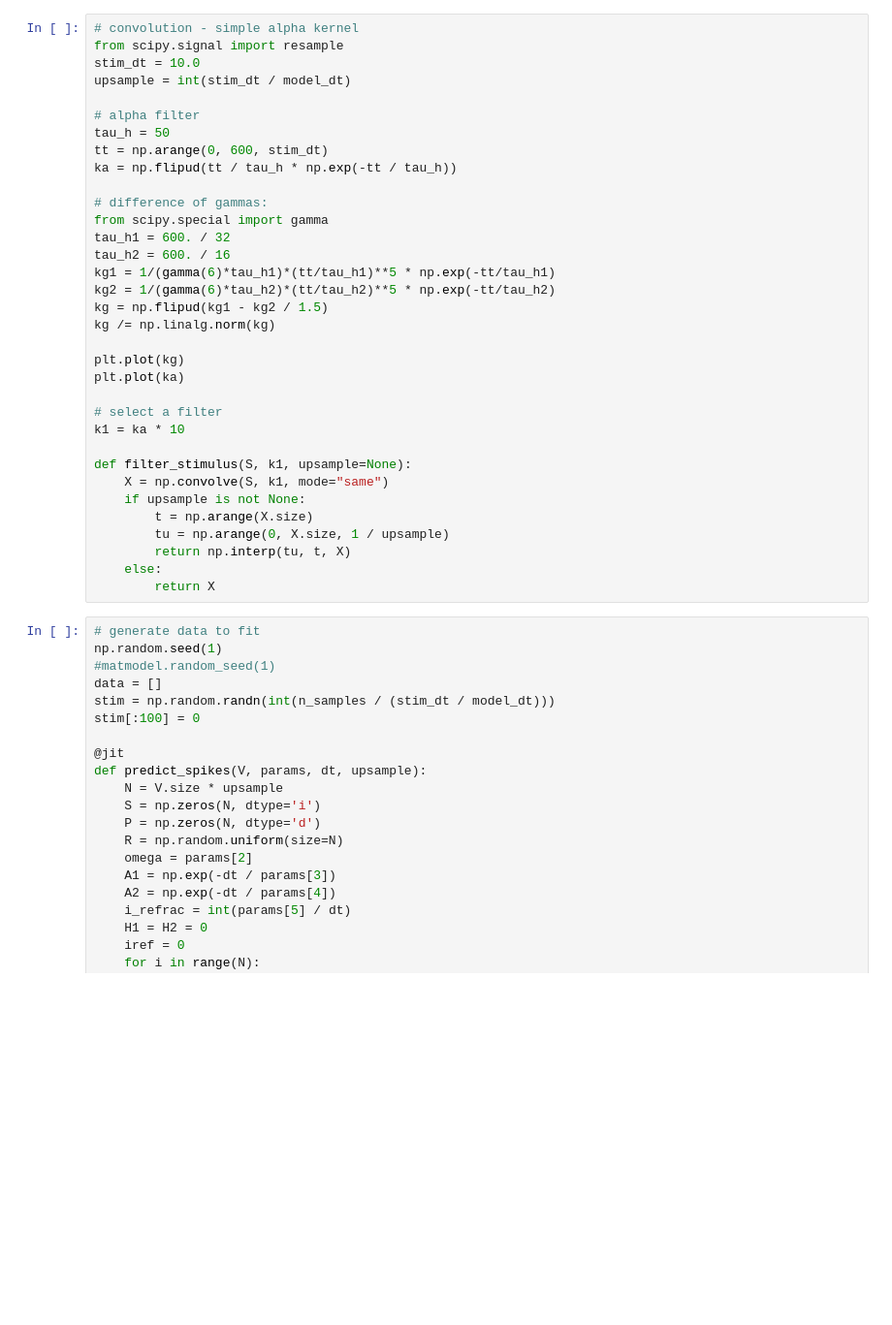
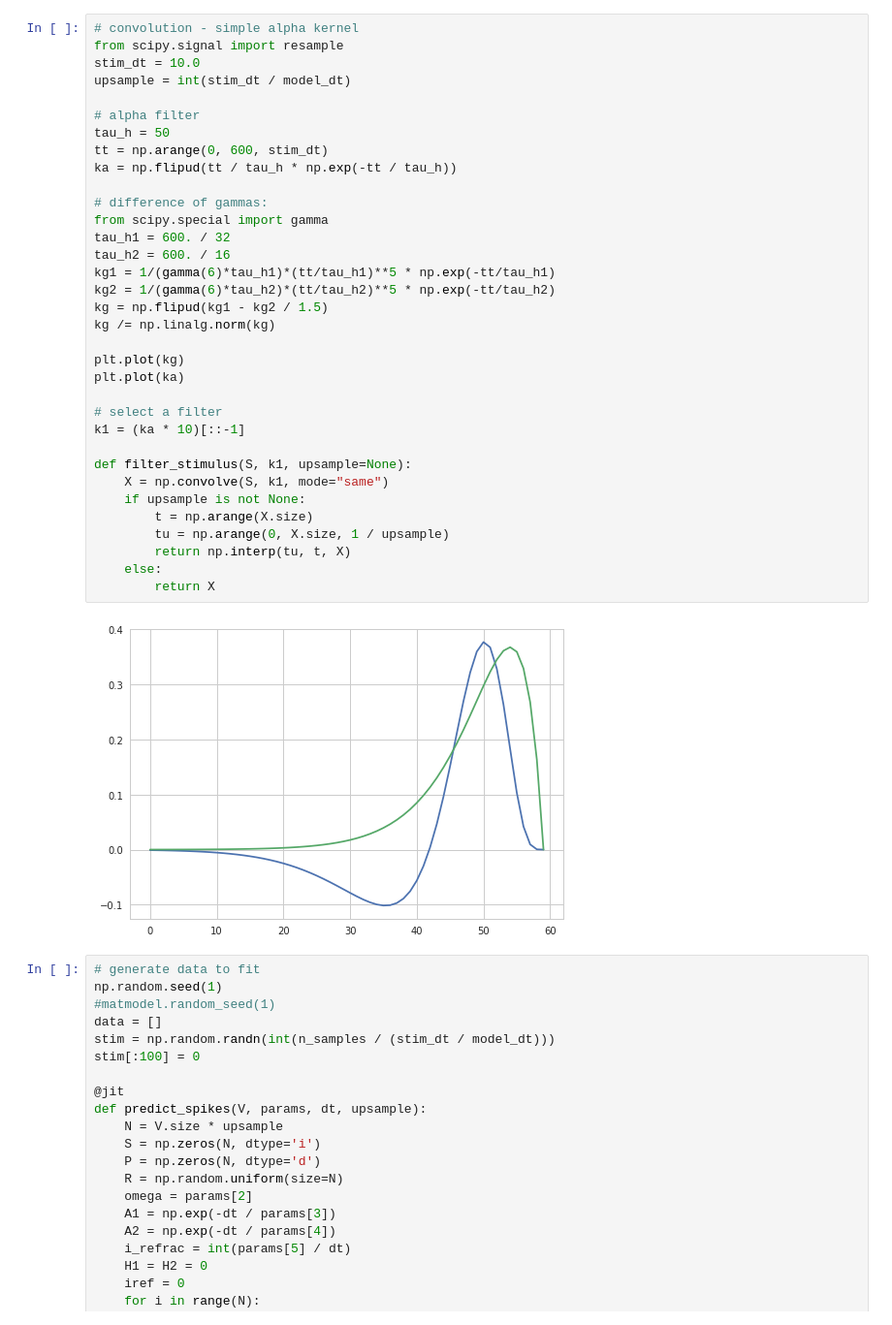
Before and after one commit to melizalab/dstrf, a Jupyter notebook: notebooks/glmat/glmat_twin.ipynb, the cells around one changed output. Shown at 97% size. Saved outputs shown, nothing was run; the diff lists cells and outputs as text; blank space fills up the shorter version.

```diff
--- a/notebooks/glmat/glmat_twin.ipynb
+++ b/notebooks/glmat/glmat_twin.ipynb
@@ -34,34 +33,36 @@ from scipy.signal import resample
 stim_dt = 10.0
 upsample = int(stim_dt / model_dt)
 
 # alpha filter
 tau_h = 50
 tt = np.arange(0, 600, stim_dt)
 ka = np.flipud(tt / tau_h * np.exp(-tt / tau_h))
 
 # difference of gammas:
 from scipy.special import gamma
 tau_h1 = 600. / 32
 tau_h2 = 600. / 16
 kg1 = 1/(gamma(6)*tau_h1)*(tt/tau_h1)**5 * np.exp(-tt/tau_h1)
 kg2 = 1/(gamma(6)*tau_h2)*(tt/tau_h2)**5 * np.exp(-tt/tau_h2)
 kg = np.flipud(kg1 - kg2 / 1.5)
 kg /= np.linalg.norm(kg)
 
 plt.plot(kg)
 plt.plot(ka)
 
 # select a filter
-k1 = ka * 10
+k1 = (ka * 10)[::-1]
 
 def filter_stimulus(S, k1, upsample=None):
     X = np.convolve(S, k1, mode="same")
     if upsample is not None:
         t = np.arange(X.size)
         tu = np.arange(0, X.size, 1 / upsample)
         return np.interp(tu, t, X)
     else:
         return X
+# %% [output]
+[figure, added]
 # %%
 # generate data to fit
 np.random.seed(1)
```
Also changed, not shown: parts of 9 cells of this notebook, 4 other files.
